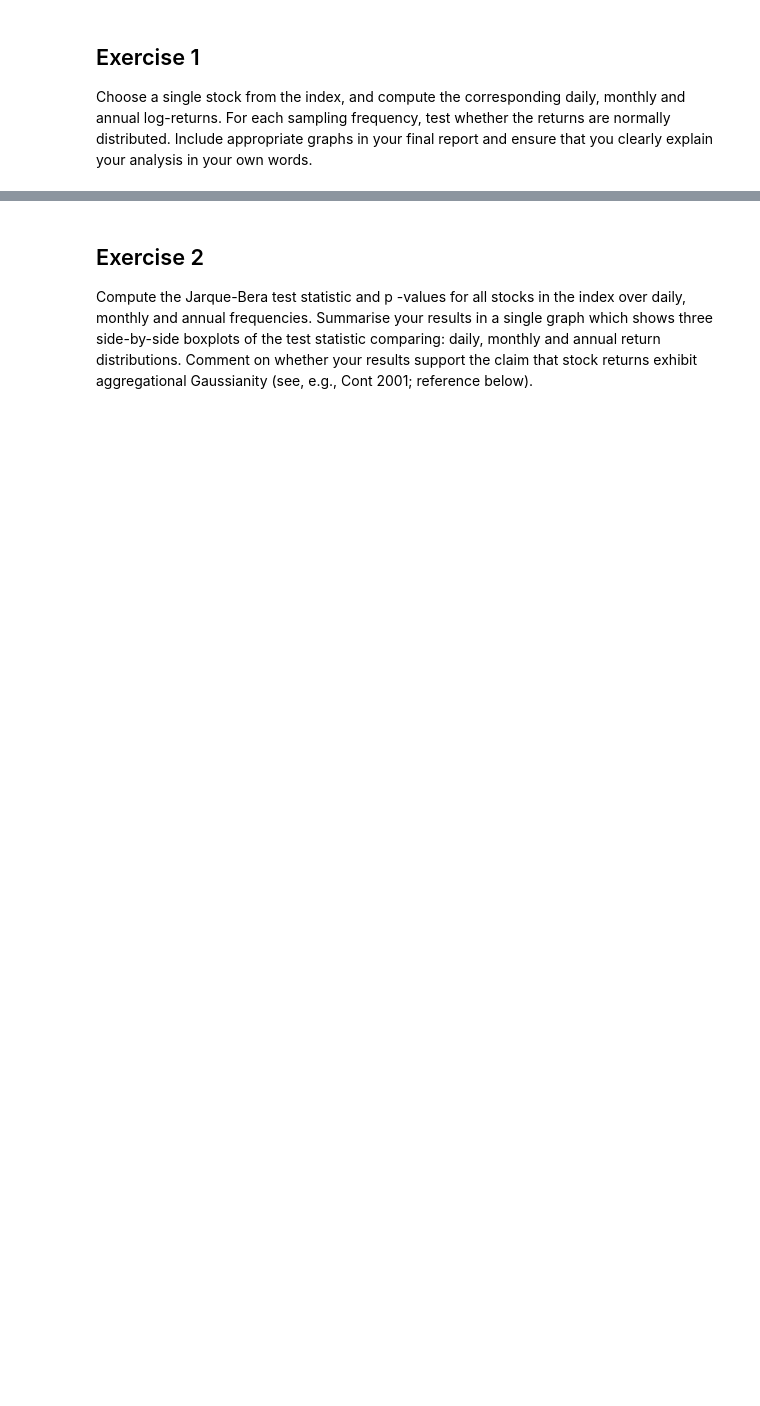
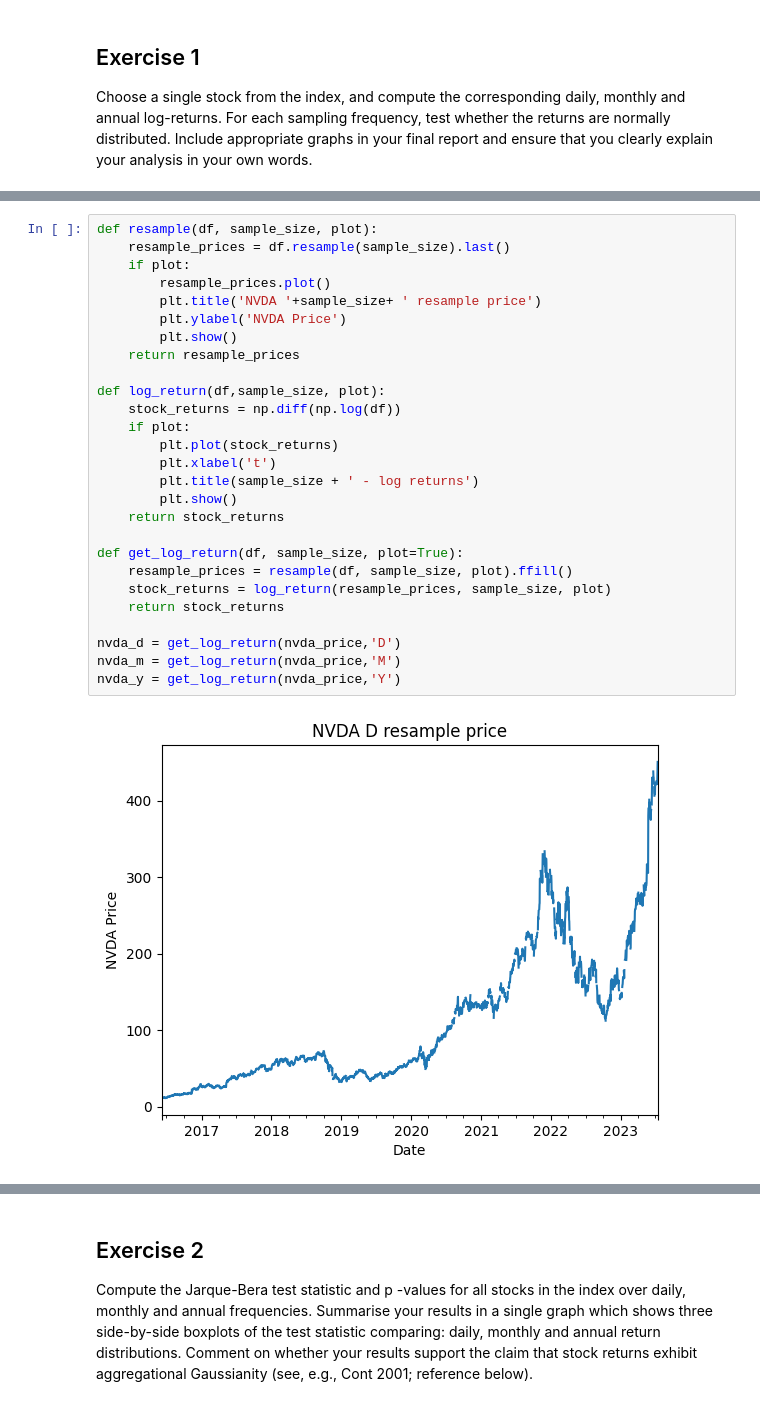
Before and after one commit to izero0324/Scientific-Computing-For-Finance, a Jupyter notebook: lab8/lab8.ipynb, the cells around one changed output, grey strips where cells are left out. Cells and saved outputs as stored; diff of their text form; blank space fills up the shorter version.

```diff
--- a/lab8/lab8.ipynb
+++ b/lab8/lab8.ipynb
@@ -63,0 +90,29 @@ nvda_price = prices[['Date', 'NVDA']]
+# %%
+def resample(df, sample_size, plot):
+    resample_prices = df.resample(sample_size).last()
+    if plot:
+        resample_prices.plot()
+        plt.title('NVDA '+sample_size+ ' resample price')
+        plt.ylabel('NVDA Price')
+        plt.show()
+    return resample_prices
+
+def log_return(df,sample_size, plot):
+    stock_returns = np.diff(np.log(df))
+    if plot:
+        plt.plot(stock_returns)
+        plt.xlabel('t')
+        plt.title(sample_size + ' - log returns')
+        plt.show()
+    return stock_returns
+
+def get_log_return(df, sample_size, plot=True):
+    resample_prices = resample(df, sample_size, plot).ffill()
+    stock_returns = log_return(resample_prices, sample_size, plot)
+    return stock_returns
+
+nvda_d = get_log_return(nvda_price,'D')
+nvda_m = get_log_return(nvda_price,'M')
+nvda_y = get_log_return(nvda_price,'Y')
+# %% [output]
+[figure, added]
```
Also changed, not shown: parts of 26 cells of this notebook, 3 other files.
